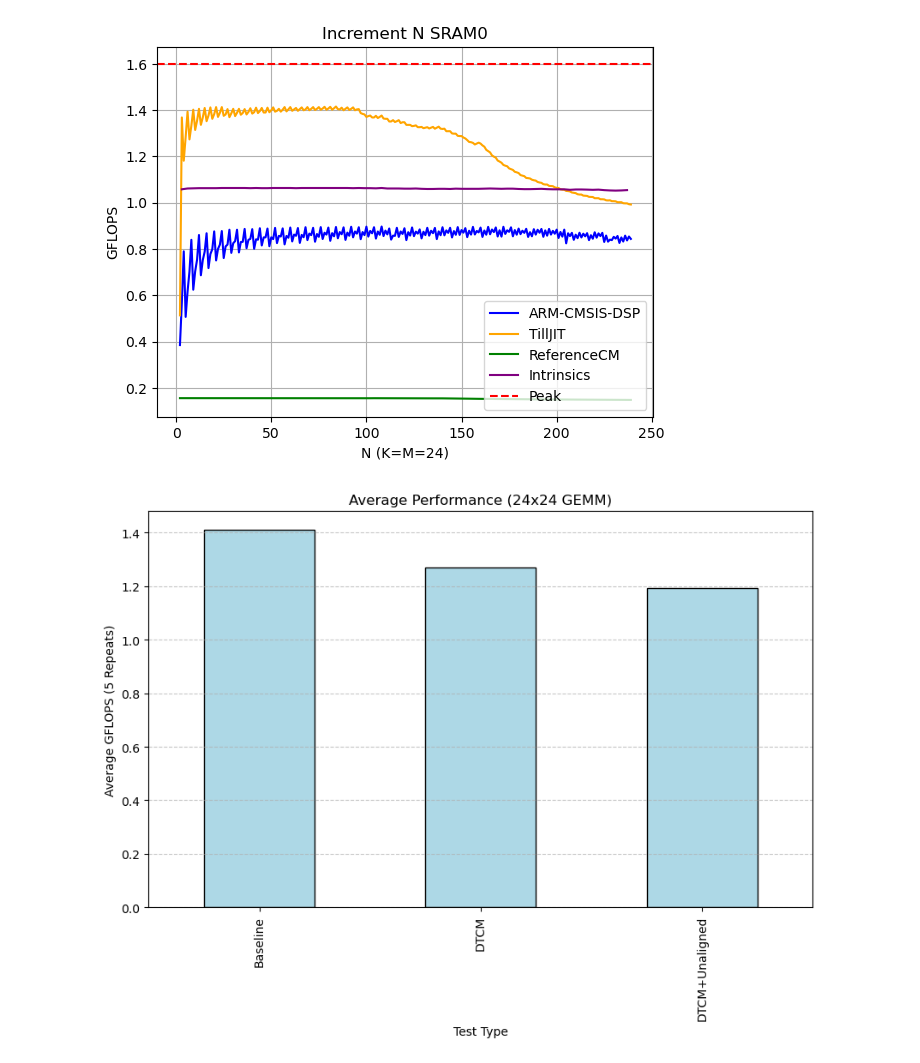
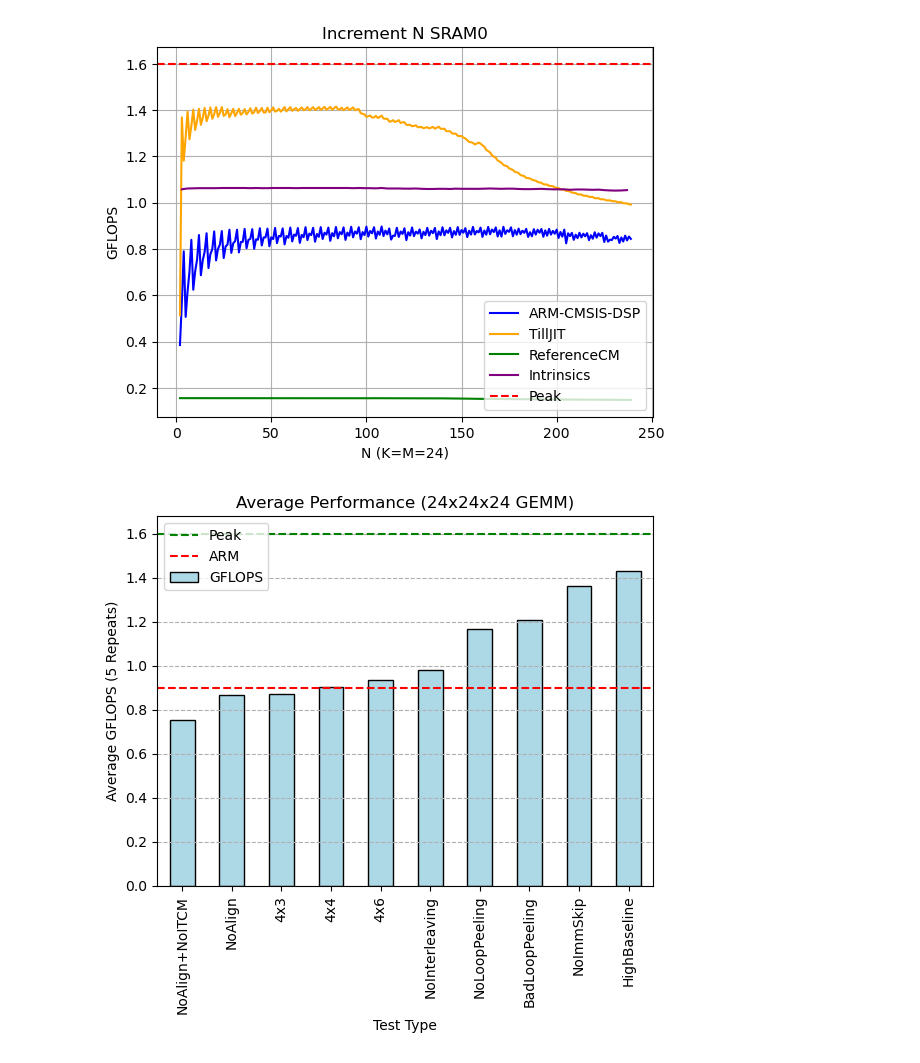
Before and after one commit to 01ill/e7-appkit-lab, a Jupyter notebook: results/jit/gemm_evaluation.ipynb, the cells around one changed output. Cells and saved outputs as stored; diff of their text form; code cells hidden in the pictures.

Commit message:
add more evaluation data

```diff
--- a/results/jit/gemm_evaluation.ipynb
+++ b/results/jit/gemm_evaluation.ipynb
@@ -355,20 +355,23 @@ plt.show()
 # %%
 data = pd.read_csv('ablation.csv', sep=";")
 
 # Calculate the average GFLOPS for each test type
 average_gflops = data.groupby('Test')['GFLOPS'].mean()
 
 # Create the bar plot
-plt.figure(figsize=(10, 6))
+#plt.figure(figsize=(6, 6))
+average_gflops = data.groupby('Test')['GFLOPS'].mean().sort_values(ascending=True)
 average_gflops.plot(kind='bar', color='lightblue', edgecolor='black')
 
 # Add labels and title
 plt.xlabel('Test Type')
 plt.ylabel('Average GFLOPS (5 Repeats)')
-plt.title('Average Performance (24x24 GEMM)')
-plt.grid(axis='y', linestyle='--', alpha=0.7)
-
+plt.title('Average Performance (24x24x24 GEMM)')
+plt.grid(axis='y', linestyle='--', alpha=1)
+plt.axhline(y=1.6, color='g', linestyle='--', label='Peak')
+plt.axhline(y=0.9, color='r', linestyle='--', label='ARM')
+plt.legend()
 # Show the plot
 plt.show()
 # %% [output]
-[figure, old version]
+[figure, new version]
```
Also changed, not shown: parts of 9 cells of this notebook, 12 other files.
